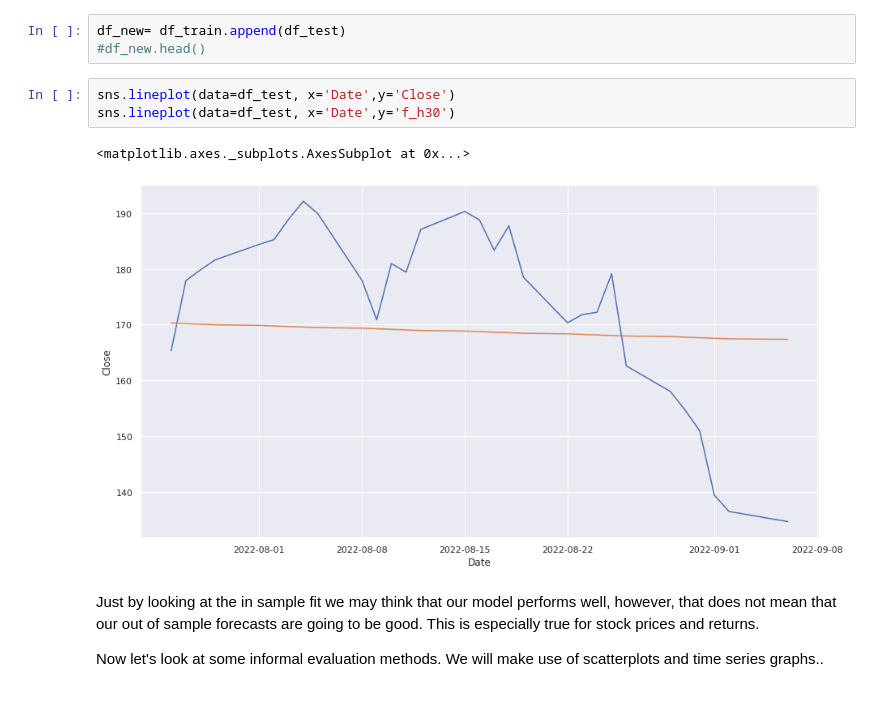
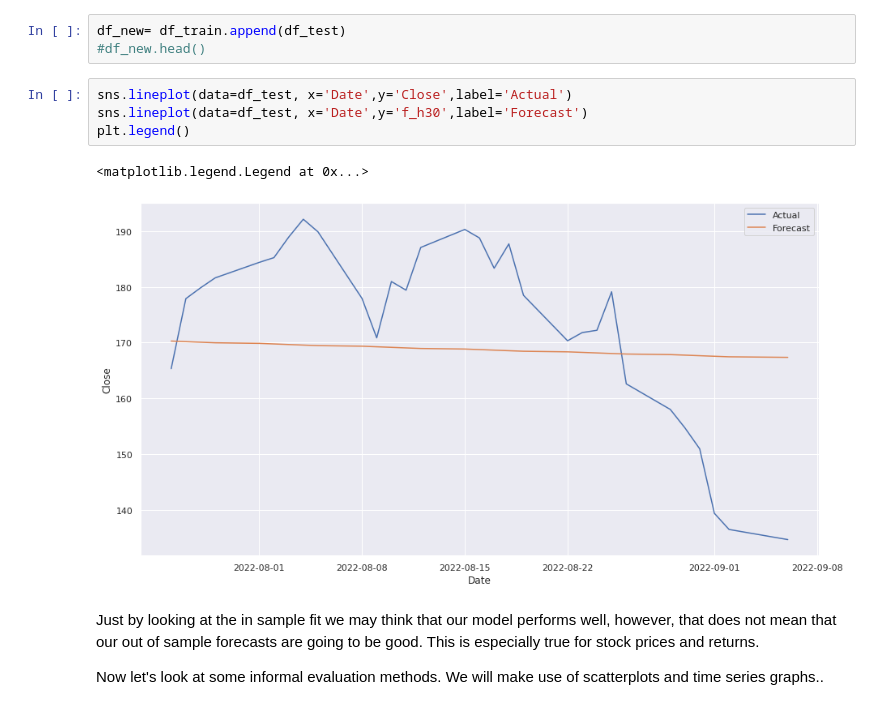
Before and after one commit to yankikalfa/MGTF-405-Business-Forecasting, a Jupyter notebook: Lec1- Loss_Eval_Tests.ipynb, the cells around one changed output. Saved outputs shown, nothing was run; the diff lists cells and outputs as text.

```diff
--- a/Lec1- Loss_Eval_Tests.ipynb
+++ b/Lec1- Loss_Eval_Tests.ipynb
@@ -217,11 +217,12 @@ df_test['f_h30'] = oos_forecast['oos_forecast']
 df_new= df_train.append(df_test)
 #df_new.head()
 # %%
-sns.lineplot(data=df_test, x='Date',y='Close')
-sns.lineplot(data=df_test, x='Date',y='f_h30')
+sns.lineplot(data=df_test, x='Date',y='Close',label='Actual')
+sns.lineplot(data=df_test, x='Date',y='f_h30',label='Forecast')
+plt.legend()
 # %% [output]
-<matplotlib.axes._subplots.AxesSubplot at 0x...>
+<matplotlib.legend.Legend at 0x...>
-[figure, old version]
+[figure, new version]
 # %% [markdown]
 Just by looking at the in sample fit we may think that our model performs well, however, that does not mean that our out of sample forecasts are going to be good. This is especially true for stock prices and returns.
 
```
Also changed, not shown: parts of 7 cells of this notebook.
